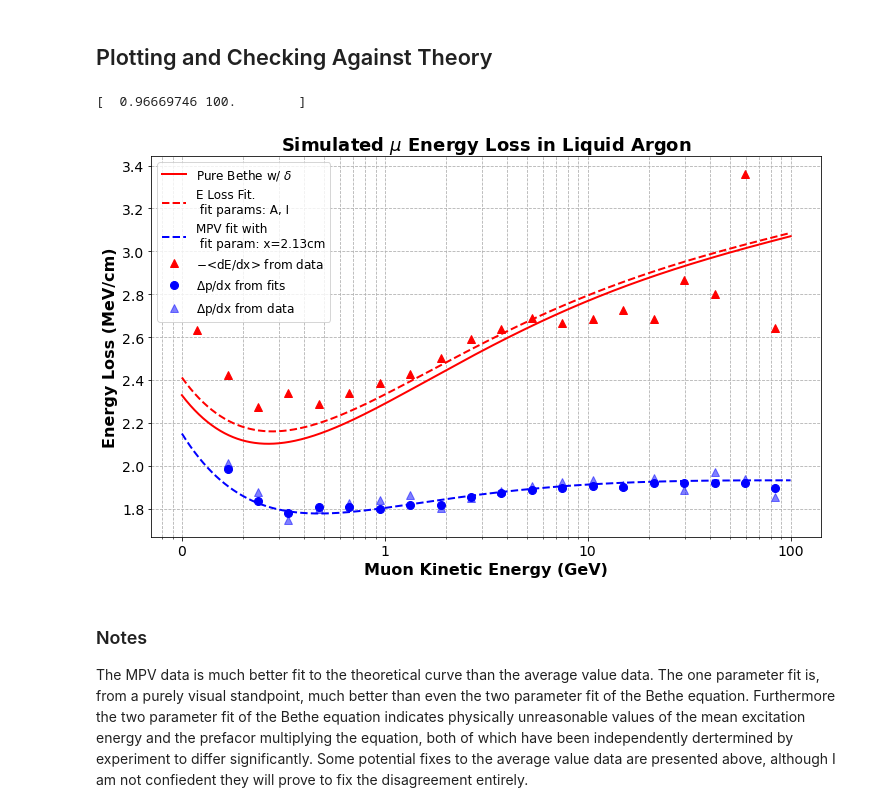
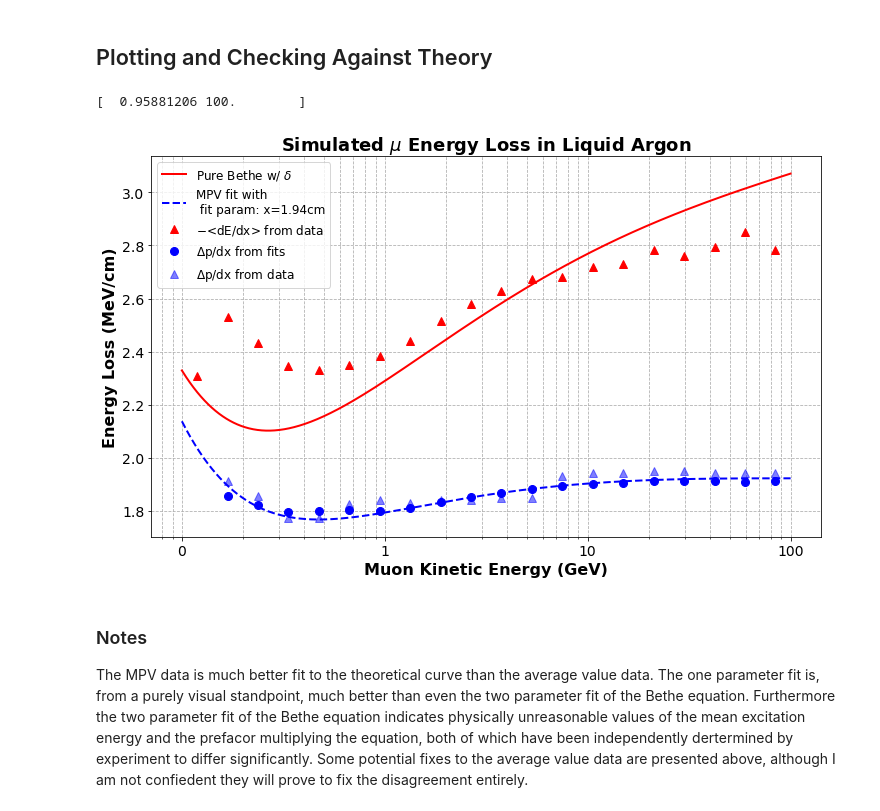
Before and after one commit to socrossley/Cosmic_Muon_CER, a Jupyter notebook: Fit.ipynb, the cells around one changed output. Saved outputs shown, nothing was run; the diff lists cells and outputs as text; code cells hidden in the pictures.

```diff
--- a/Fit.ipynb
+++ b/Fit.ipynb
@@ -35,6 +35,6 @@ def read_from_saved(name):
     print(f'reading from {path}.')
     return np.array(es), np.array(dedxs)
 # %%
-tot_es, unfiltered_dedxs = read_from_saved('test.csv')
+tot_es, unfiltered_dedxs = read_from_saved('Analyzed_Data_Full.csv')
 # %run Analyze.ipynb                             # Analyze the data from scratch
 # %% [output]
@@ -299,7 +301,7 @@ popt_av, pcov_av = curve_fit(av_fit, ke_bin_centers, avs_data, p0=(1, 188), boun
 fit_av_dedxs = av_fit(ke, *popt_av)
 print(popt_av)
 # %% [output]
-[  0.96669746 100.        ]
+[  0.95881206 100.        ]
 # %%
 def mpv_fit(ke, t):
     return theory.dpdx(ke, t, rest_e)
@@ -310,18 +312,18 @@ fit_mpv_dedxs = mpv_fit(ke, *popt_mpv)
 # %%
 fig, ax = plot_dedx_vs_e_data()
 
 ax.yaxis.set_minor_formatter(mticker.ScalarFormatter())
 ax.xaxis.set_major_formatter(mticker.ScalarFormatter())
 ax.set_yscale('linear')
 
 ax.plot(fit_es, bethe_dedx, label='Pure Bethe w/ $\delta$', color=avs_c, linestyle=true_ls)
-ax.plot(fit_es, fit_av_dedxs, label=f'E Loss Fit. \n fit params: A, I', color=avs_c, ls=fit_ls)
+# ax.plot(fit_es, fit_av_dedxs, label=f'E Loss Fit. \n fit params: A, I', color=avs_c, ls=fit_ls)
 ax.plot(fit_es, fit_mpv_dedxs, label=f'MPV fit with \n fit param: x={popt_mpv[0]:.2f}cm', color=mpvs_c, ls=fit_ls)
 ax.set_title("Simulated $\mu$ Energy Loss in Liquid Argon")
 ax.legend()
 fig.show()
 # %% [output]
-[figure, old version]
+[figure, new version]
 # %% [markdown]
 ### Notes
 The MPV data is much better fit to the theoretical curve than the average value data. The one parameter fit is, from a purely visual standpoint, much better than even the two parameter fit of the Bethe equation. Furthermore the two parameter fit of the Bethe equation indicates physically unreasonable values of the mean excitation energy and the prefacor multiplying the equation, both of which have been independently dertermined by experiment to differ significantly. Some potential fixes to the average value data are presented above, although I am not confiedent they will prove to fix the disagreement entirely.
```
Also changed, not shown: parts of 10 cells of this notebook, 48 other files.
